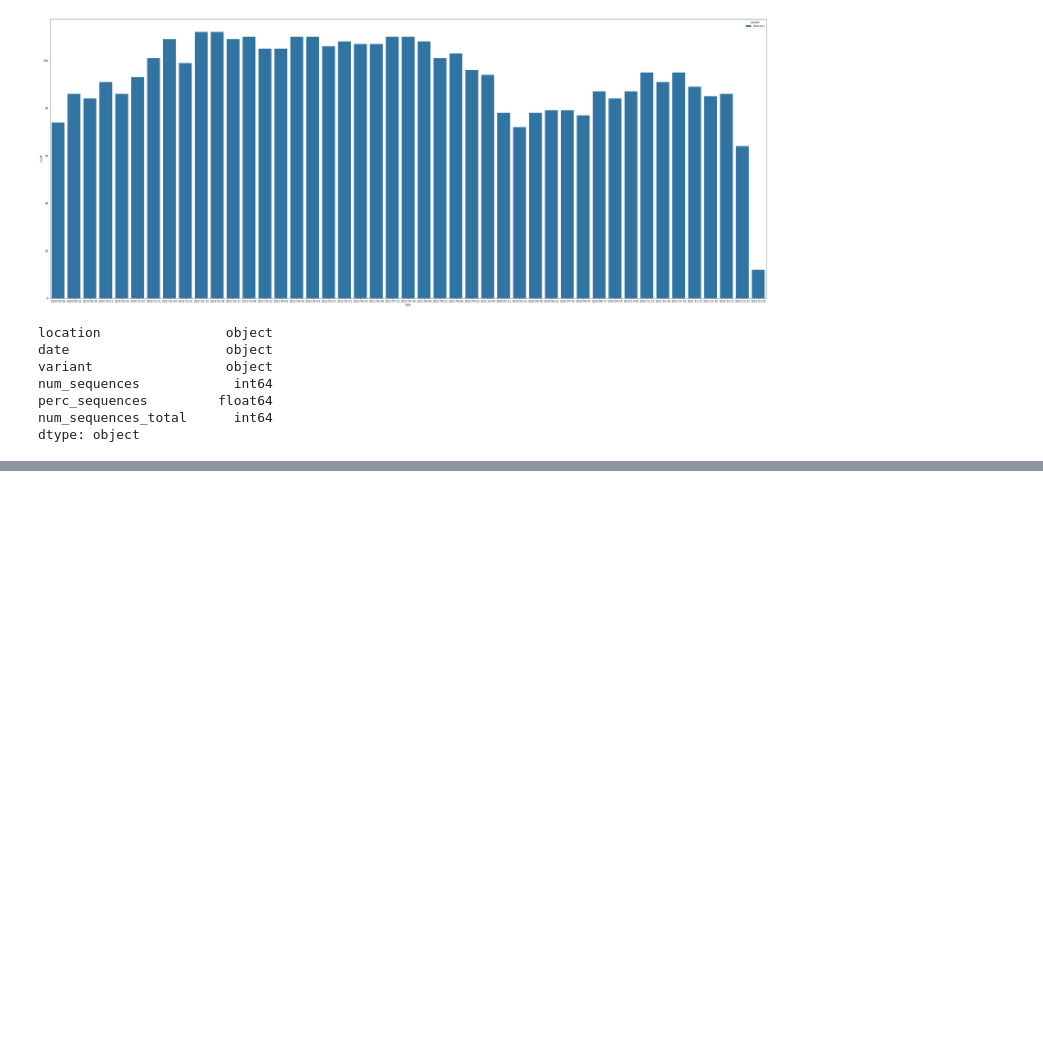
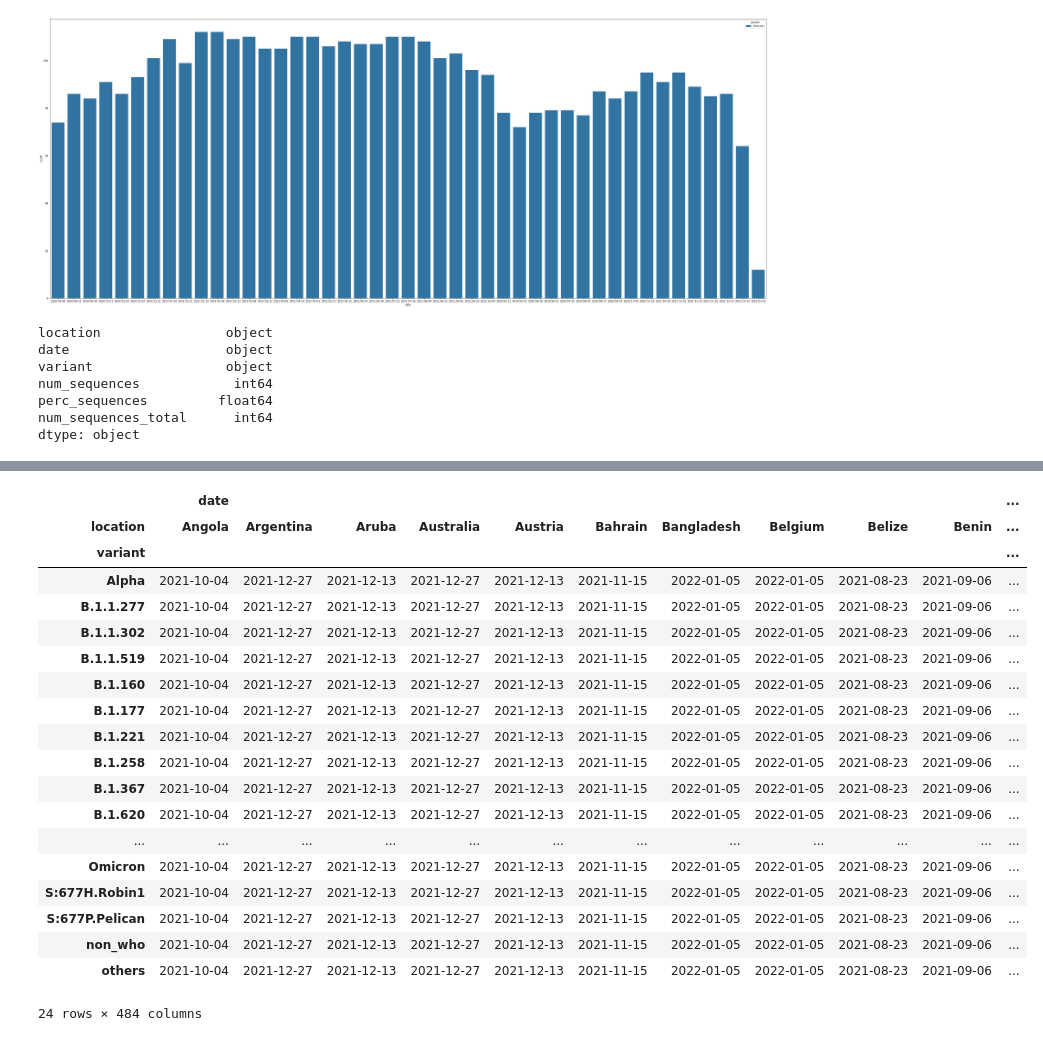
Before and after one commit to venky-347/covid_variant_analysis, a Jupyter notebook: covid_analysis.ipynb, the cells around one changed output, grey strips where cells are left out. Saved outputs shown, nothing was run; the diff lists cells and outputs as text; code cells hidden in the pictures; blank space fills up the shorter version.

```diff
--- a/covid_analysis.ipynb
+++ b/covid_analysis.ipynb
@@ -274,0 +357,23 @@ pp_df.plot(kind="bar",x="variant",figsize=(30,15))
+# %%
+df.groupby(['variant','location'],as_index=False).max().pivot('variant','location').fillna(0)
+# %% [output]
+|  | date |  |  |  |  |  |  |  |  |  | ... |
+| location | Angola | Argentina | Aruba | Australia | Austria | Bahrain | Bangladesh | Belgium | Belize | Benin | ... |
+| variant |  |  |  |  |  |  |  |  |  |  | ... |
+| Alpha | 2021-10-04 | 2021-12-27 | 2021-12-13 | 2021-12-27 | 2021-12-13 | 2021-11-15 | 2022-01-05 | 2022-01-05 | 2021-08-23 | 2021-09-06 | ... |
+| B.1.1.277 | 2021-10-04 | 2021-12-27 | 2021-12-13 | 2021-12-27 | 2021-12-13 | 2021-11-15 | 2022-01-05 | 2022-01-05 | 2021-08-23 | 2021-09-06 | ... |
+| B.1.1.302 | 2021-10-04 | 2021-12-27 | 2021-12-13 | 2021-12-27 | 2021-12-13 | 2021-11-15 | 2022-01-05 | 2022-01-05 | 2021-08-23 | 2021-09-06 | ... |
+| B.1.1.519 | 2021-10-04 | 2021-12-27 | 2021-12-13 | 2021-12-27 | 2021-12-13 | 2021-11-15 | 2022-01-05 | 2022-01-05 | 2021-08-23 | 2021-09-06 | ... |
+| B.1.160 | 2021-10-04 | 2021-12-27 | 2021-12-13 | 2021-12-27 | 2021-12-13 | 2021-11-15 | 2022-01-05 | 2022-01-05 | 2021-08-23 | 2021-09-06 | ... |
+| B.1.177 | 2021-10-04 | 2021-12-27 | 2021-12-13 | 2021-12-27 | 2021-12-13 | 2021-11-15 | 2022-01-05 | 2022-01-05 | 2021-08-23 | 2021-09-06 | ... |
+| B.1.221 | 2021-10-04 | 2021-12-27 | 2021-12-13 | 2021-12-27 | 2021-12-13 | 2021-11-15 | 2022-01-05 | 2022-01-05 | 2021-08-23 | 2021-09-06 | ... |
+| B.1.258 | 2021-10-04 | 2021-12-27 | 2021-12-13 | 2021-12-27 | 2021-12-13 | 2021-11-15 | 2022-01-05 | 2022-01-05 | 2021-08-23 | 2021-09-06 | ... |
+| B.1.367 | 2021-10-04 | 2021-12-27 | 2021-12-13 | 2021-12-27 | 2021-12-13 | 2021-11-15 | 2022-01-05 | 2022-01-05 | 2021-08-23 | 2021-09-06 | ... |
+| B.1.620 | 2021-10-04 | 2021-12-27 | 2021-12-13 | 2021-12-27 | 2021-12-13 | 2021-11-15 | 2022-01-05 | 2022-01-05 | 2021-08-23 | 2021-09-06 | ... |
+| ... | ... | ... | ... | ... | ... | ... | ... | ... | ... | ... | ... |
+| Omicron | 2021-10-04 | 2021-12-27 | 2021-12-13 | 2021-12-27 | 2021-12-13 | 2021-11-15 | 2022-01-05 | 2022-01-05 | 2021-08-23 | 2021-09-06 | ... |
+| S:677H.Robin1 | 2021-10-04 | 2021-12-27 | 2021-12-13 | 2021-12-27 | 2021-12-13 | 2021-11-15 | 2022-01-05 | 2022-01-05 | 2021-08-23 | 2021-09-06 | ... |
+| S:677P.Pelican | 2021-10-04 | 2021-12-27 | 2021-12-13 | 2021-12-27 | 2021-12-13 | 2021-11-15 | 2022-01-05 | 2022-01-05 | 2021-08-23 | 2021-09-06 | ... |
+| non_who | 2021-10-04 | 2021-12-27 | 2021-12-13 | 2021-12-27 | 2021-12-13 | 2021-11-15 | 2022-01-05 | 2022-01-05 | 2021-08-23 | 2021-09-06 | ... |
+| others | 2021-10-04 | 2021-12-27 | 2021-12-13 | 2021-12-27 | 2021-12-13 | 2021-11-15 | 2022-01-05 | 2022-01-05 | 2021-08-23 | 2021-09-06 | ... |
+24 rows × 484 columns
```
Also changed, not shown: parts of 6 cells of this notebook.
